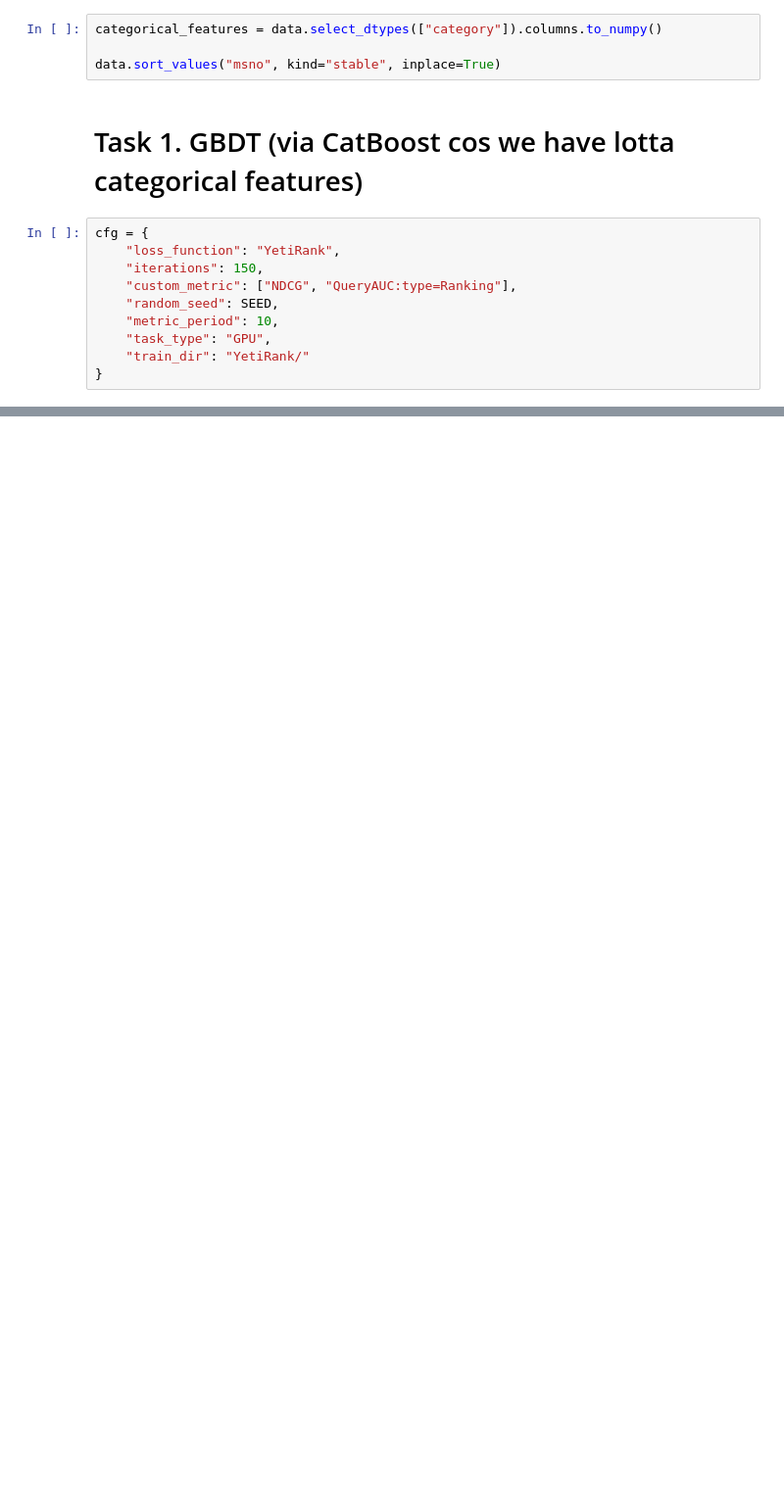
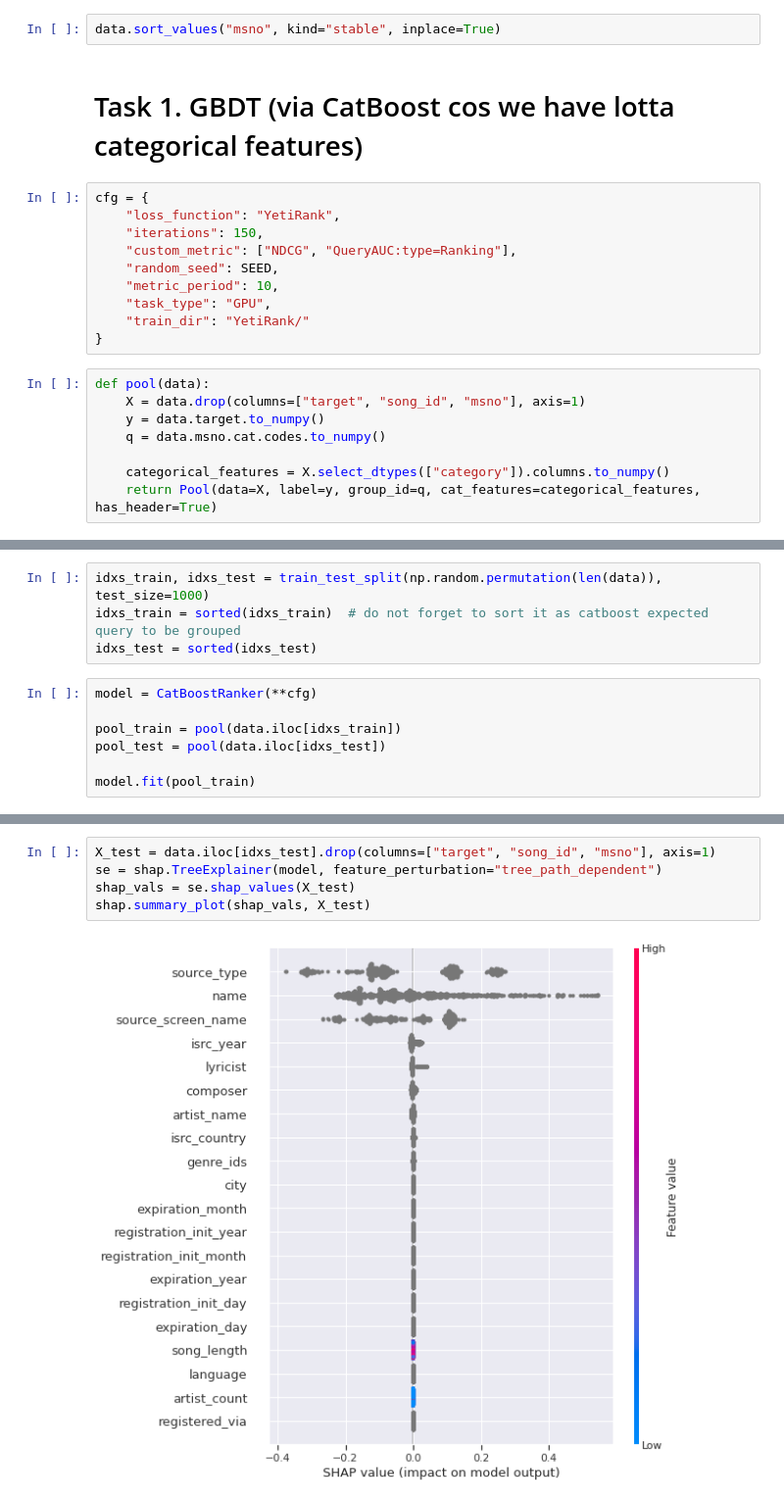
Before and after one commit to breengles/hse_hw, a Jupyter notebook: RecSys/02/solution.ipynb, the cells around one changed output, grey strips where cells are left out. Shown at 98% size. Cells and saved outputs as stored; diff of their text form; blank space fills up the shorter version.

```diff
--- a/RecSys/02/solution.ipynb
+++ b/RecSys/02/solution.ipynb
@@ -95,6 +99,4 @@ Name: target, dtype: int64
 # %%
-categorical_features = data.select_dtypes(["category"]).columns.to_numpy()
-
 data.sort_values("msno", kind="stable", inplace=True)
 # %% [markdown]
 # Task 1. GBDT (via CatBoost cos we have lotta categorical features)
@@ -108,4 +110,12 @@ cfg = {
     "task_type": "GPU",
     "train_dir": "YetiRank/"
 }
+# %%
+def pool(data):
+    X = data.drop(columns=["target", "song_id", "msno"], axis=1)
+    y = data.target.to_numpy()
+    q = data.msno.cat.codes.to_numpy()
+
+    categorical_features = X.select_dtypes(["category"]).columns.to_numpy()
+    return Pool(data=X, label=y, group_id=q, cat_features=categorical_features, has_header=True)
 # %%
@@ -284,0 +300,11 @@ Text(0.5, 0, 'Iteration')
+# %%
+idxs_train, idxs_test = train_test_split(np.random.permutation(len(data)), test_size=1000)
+idxs_train = sorted(idxs_train)  # do not forget to sort it as catboost expected query to be grouped
+idxs_test = sorted(idxs_test)
+# %%
+model = CatBoostRanker(**cfg)
+
+pool_train = pool(data.iloc[idxs_train])
+pool_test = pool(data.iloc[idxs_test])
+
+model.fit(pool_train)
@@ -284,0 +334,7 @@ Text(0.5, 0, 'Iteration')
+# %%
+X_test = data.iloc[idxs_test].drop(columns=["target", "song_id", "msno"], axis=1)
+se = shap.TreeExplainer(model, feature_perturbation="tree_path_dependent")
+shap_vals = se.shap_values(X_test)
+shap.summary_plot(shap_vals, X_test)
+# %% [output]
+[figure, added]
```
Also changed, not shown: parts of 9 cells of this notebook, 2 other files.
